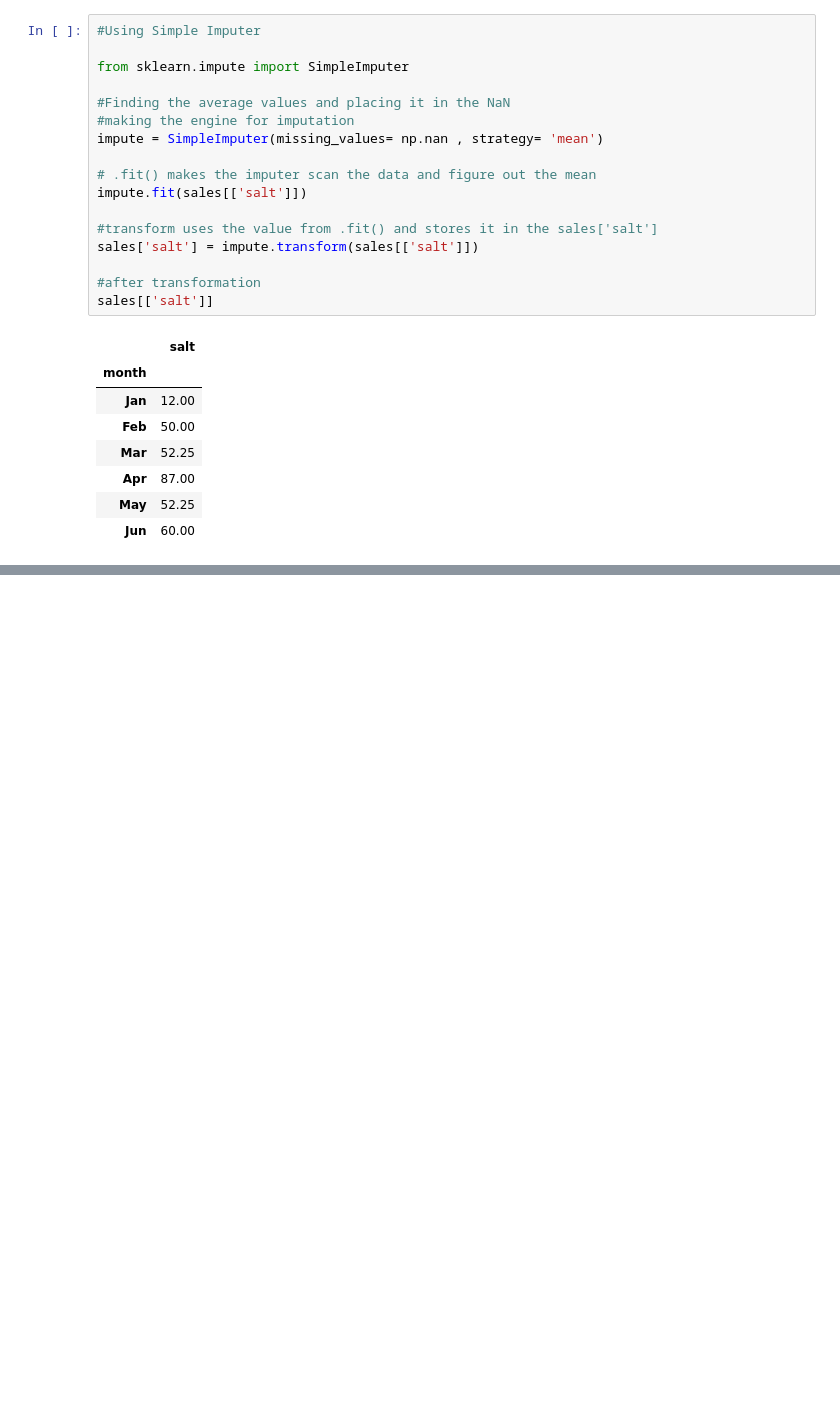
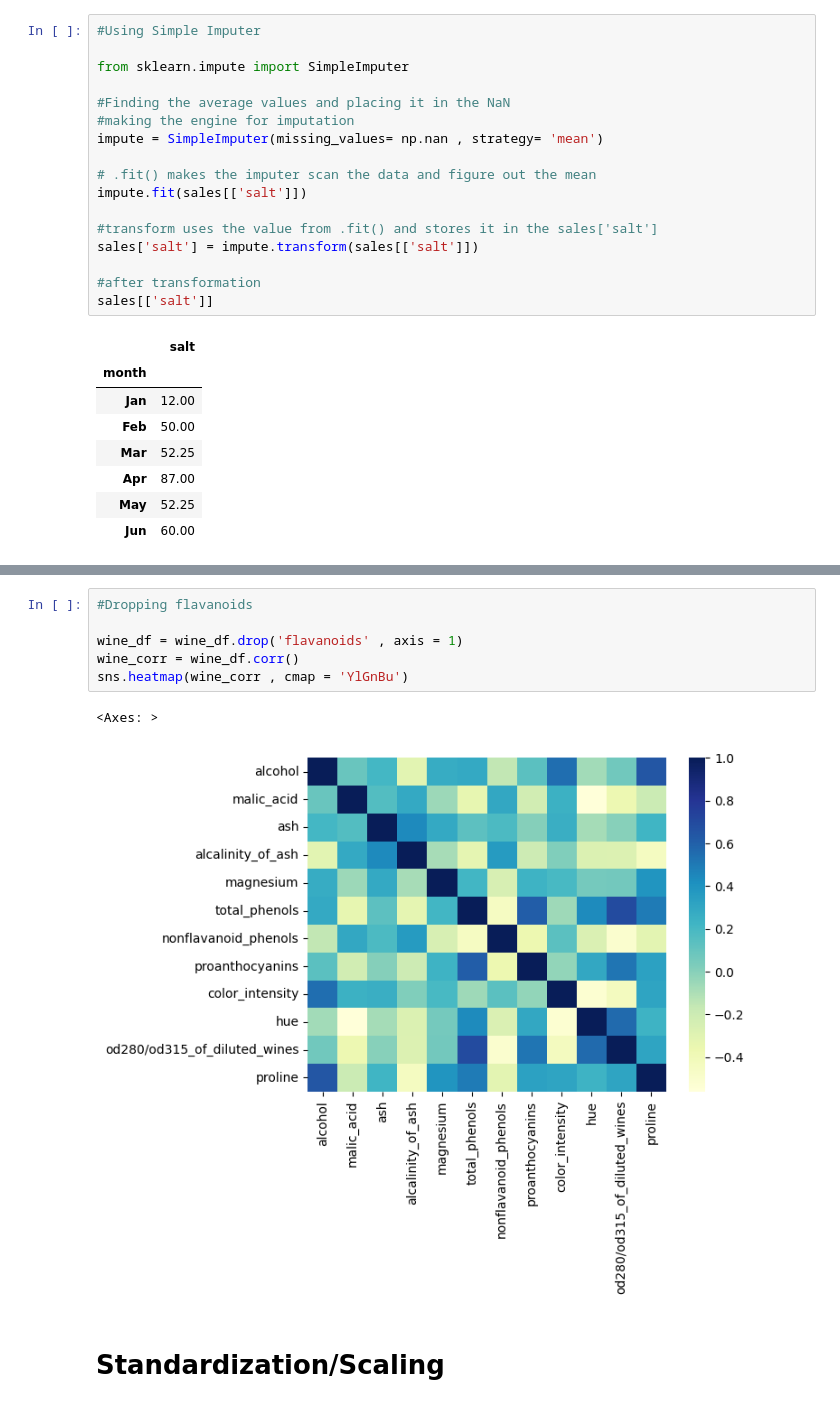
Before and after one commit to AshvinAA/ArtificialIntelligence, a Jupyter notebook: MachineLearning/intro.ipynb, the cells around one changed output, grey strips where cells are left out. Cells and saved outputs as stored; diff of their text form; blank space fills up the shorter version.

```diff
--- a/MachineLearning/intro.ipynb
+++ b/MachineLearning/intro.ipynb
@@ -156,0 +246,11 @@ sales[['salt']]
+# %%
+#Dropping flavanoids
+
+wine_df = wine_df.drop('flavanoids' , axis = 1)
+wine_corr = wine_df.corr()
+sns.heatmap(wine_corr , cmap = 'YlGnBu')
+# %% [output]
+<Axes: >
+[figure, added]
+# %% [markdown]
+# Standardization/Scaling
```
Also changed, not shown: parts of 23 cells of this notebook.
